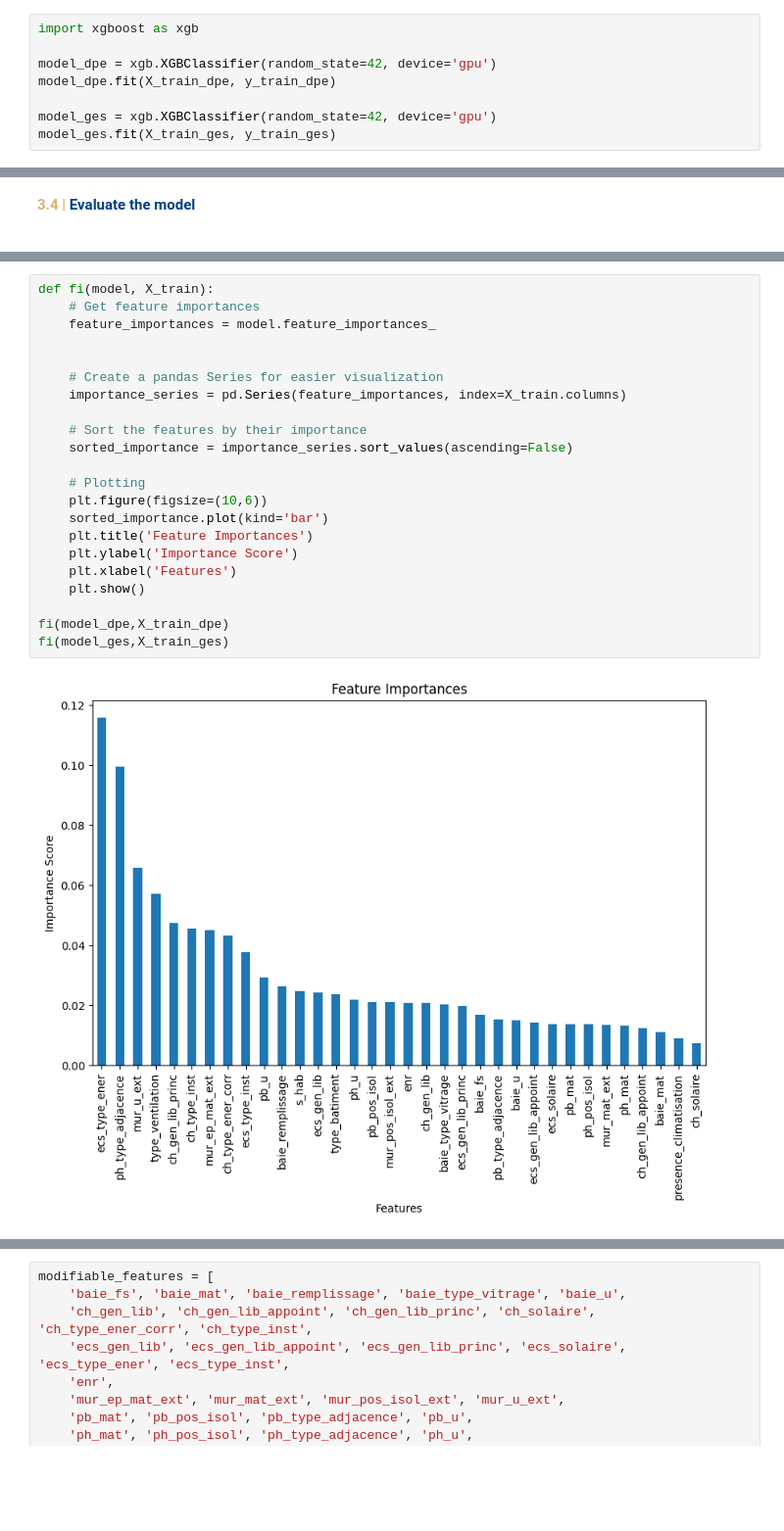
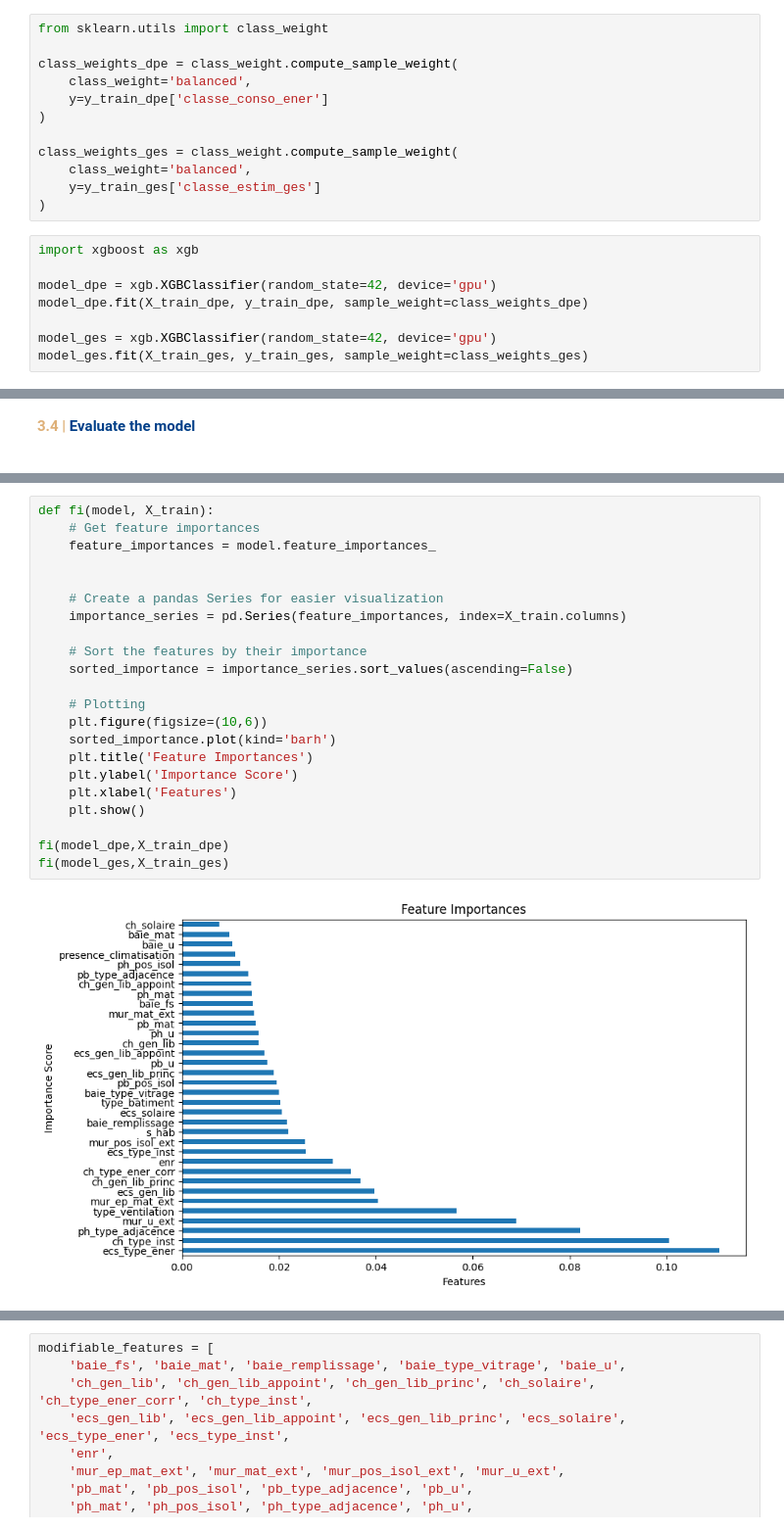
Before and after one commit to OrdinaryDev83/cas-reno-aleia, a Jupyter notebook: Energy.ipynb, the cells around one changed output, grey strips where cells are left out. Shown: that part at 98% size. Saved outputs shown, nothing was run; the diff lists cells and outputs as text; blank space fills up the shorter version.

```diff
--- a/Energy.ipynb
+++ b/Energy.ipynb
@@ -299,14 +306,26 @@ X_train_ges, X_test_ges, y_train_ges, y_test_ges = train_test_split(df_encoded.d
 <div style="margin-bottom: 20px;">
     <b><span style='color:#DEB078'>3.3 |</span><span style='color:#003f88'> Train the model</span></b>
 </div>
+# %%
+from sklearn.utils import class_weight
+
+class_weights_dpe = class_weight.compute_sample_weight(
+    class_weight='balanced',
+    y=y_train_dpe['classe_conso_ener']
+)
+
+class_weights_ges = class_weight.compute_sample_weight(
+    class_weight='balanced',
+    y=y_train_ges['classe_estim_ges']
+)
 # %%
 import xgboost as xgb
 
 model_dpe = xgb.XGBClassifier(random_state=42, device='gpu')
-model_dpe.fit(X_train_dpe, y_train_dpe)
+model_dpe.fit(X_train_dpe, y_train_dpe, sample_weight=class_weights_dpe)
 
 model_ges = xgb.XGBClassifier(random_state=42, device='gpu')
-model_ges.fit(X_train_ges, y_train_ges)
+model_ges.fit(X_train_ges, y_train_ges, sample_weight=class_weights_ges)
 # %% [output]
 XGBClassifier(base_score=None, booster=None, callbacks=None,
               colsample_bylevel=None, colsample_bynode=None,
@@ -361,24 +383,24 @@ GES
 # %%
 def fi(model, X_train):
     # Get feature importances
     feature_importances = model.feature_importances_
 
 
     # Create a pandas Series for easier visualization
     importance_series = pd.Series(feature_importances, index=X_train.columns)
 
     # Sort the features by their importance
     sorted_importance = importance_series.sort_values(ascending=False)
 
     # Plotting
     plt.figure(figsize=(10,6))
-    sorted_importance.plot(kind='bar')
+    sorted_importance.plot(kind='barh')
     plt.title('Feature Importances')
     plt.ylabel('Importance Score')
     plt.xlabel('Features')
     plt.show()
 
 fi(model_dpe,X_train_dpe)
 fi(model_ges,X_train_ges)
 # %% [output]
-[figure, old version]
+[figure, new version]
```
Also changed, not shown: parts of 9 cells of this notebook.
